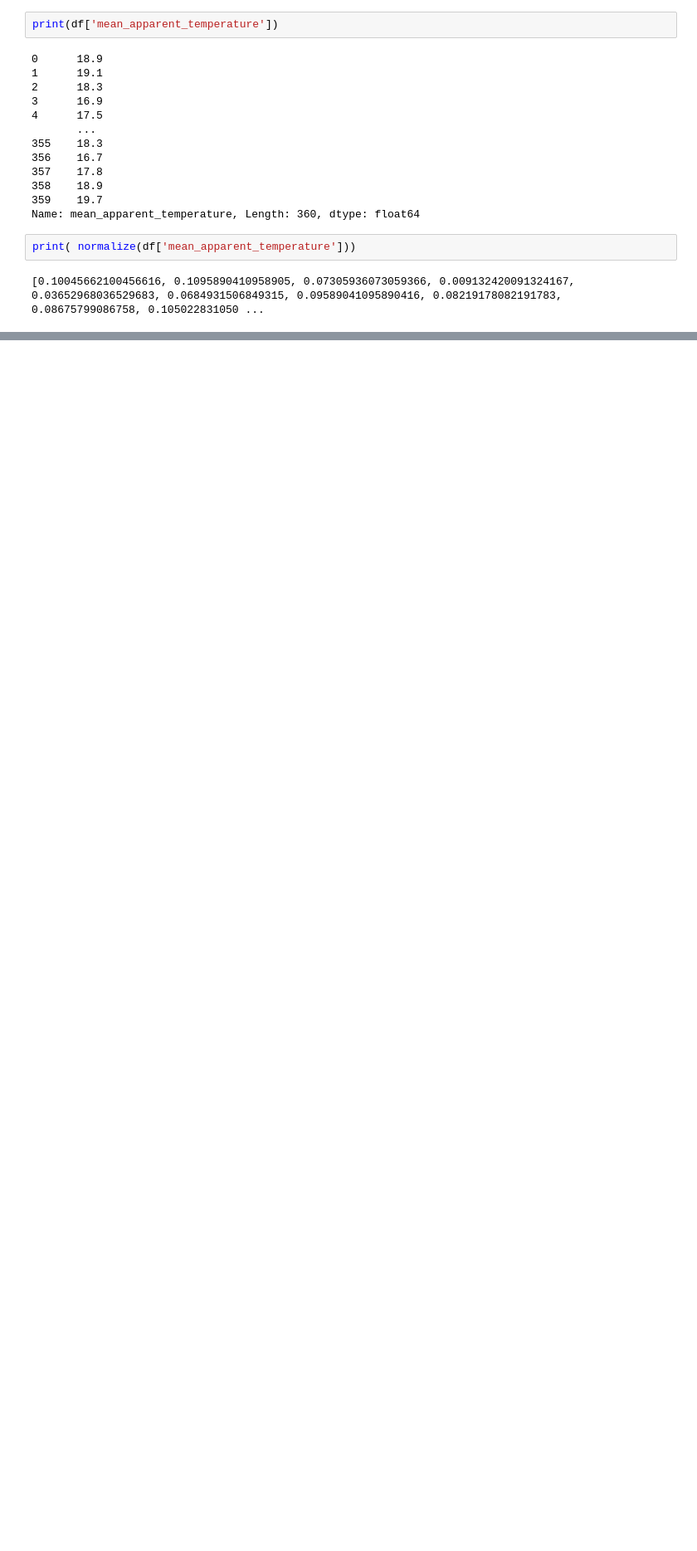
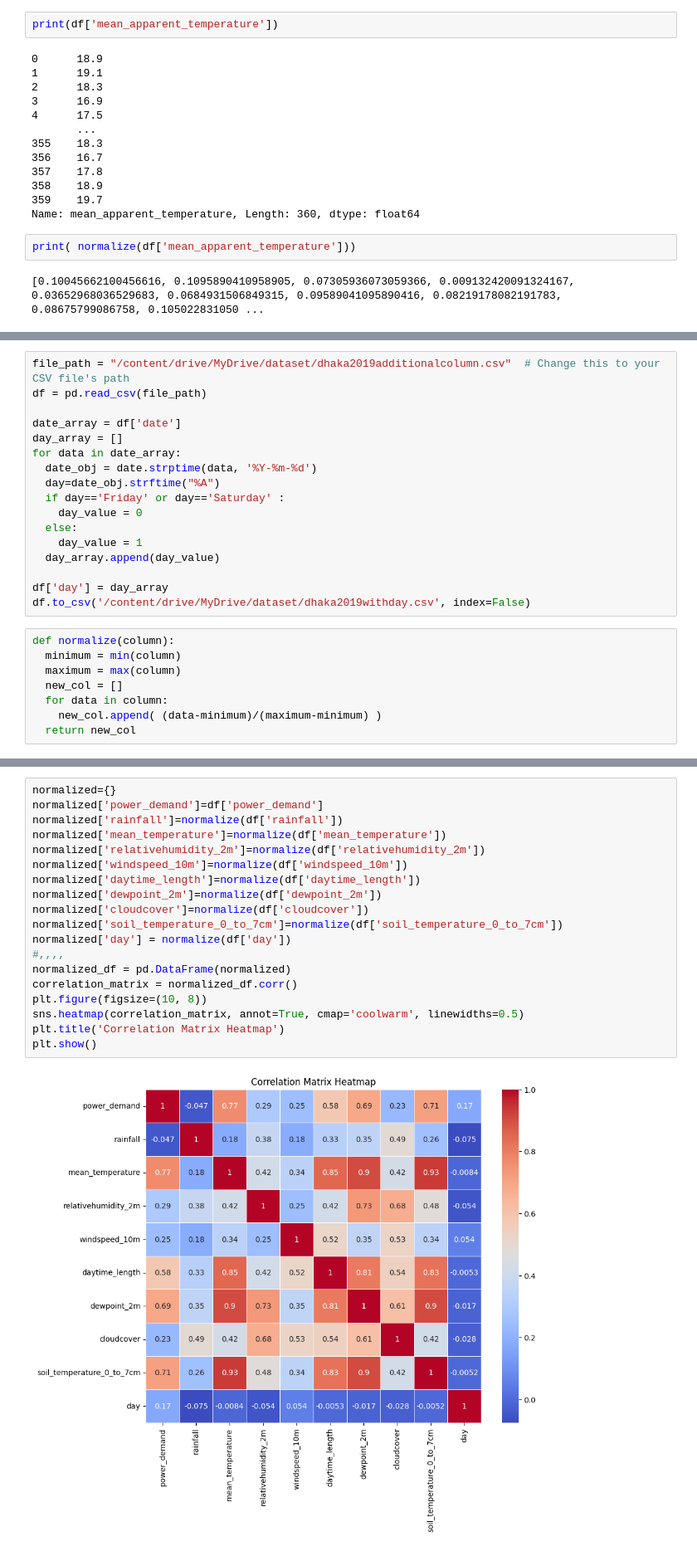
Before and after one commit to FM-Man/Power-Consumpsion-Prediction-With-Weather-Data, a Jupyter notebook: Linear_Regression_normalized.ipynb, the cells around one changed output, grey strips where cells are left out. Shown at 83% size. Drawn from its saved outputs; the diff is of its cells as text; blank space fills up the shorter version.

Commit message:
rainfall is important afgterall

```diff
--- a/Linear_Regression_normalized.ipynb
+++ b/Linear_Regression_normalized.ipynb
@@ -279,0 +426,25 @@ Notes:
+# %%
+file_path = "/content/drive/MyDrive/dataset/dhaka2019additionalcolumn.csv"  # Change this to your CSV file's path
+df = pd.read_csv(file_path)
+
+date_array = df['date']
+day_array = []
+for data in date_array:
+  date_obj = date.strptime(data, '%Y-%m-%d')
+  day=date_obj.strftime("%A")
+  if day=='Friday' or day=='Saturday' :
+    day_value = 0
+  else:
+    day_value = 1
+  day_array.append(day_value)
+
+df['day'] = day_array
+df.to_csv('/content/drive/MyDrive/dataset/dhaka2019withday.csv', index=False)
+# %%
+def normalize(column):
+  minimum = min(column)
+  maximum = max(column)
+  new_col = []
+  for data in column:
+    new_col.append( (data-minimum)/(maximum-minimum) )
+  return new_col
@@ -279,0 +453,21 @@ Notes:
+# %%
+normalized={}
+normalized['power_demand']=df['power_demand']
+normalized['rainfall']=normalize(df['rainfall'])
+normalized['mean_temperature']=normalize(df['mean_temperature'])
+normalized['relativehumidity_2m']=normalize(df['relativehumidity_2m'])
+normalized['windspeed_10m']=normalize(df['windspeed_10m'])
+normalized['daytime_length']=normalize(df['daytime_length'])
+normalized['dewpoint_2m']=normalize(df['dewpoint_2m'])
+normalized['cloudcover']=normalize(df['cloudcover'])
+normalized['soil_temperature_0_to_7cm']=normalize(df['soil_temperature_0_to_7cm'])
+normalized['day'] = normalize(df['day'])
+#,,,,
+normalized_df = pd.DataFrame(normalized)
+correlation_matrix = normalized_df.corr()
+plt.figure(figsize=(10, 8))
+sns.heatmap(correlation_matrix, annot=True, cmap='coolwarm', linewidths=0.5)
+plt.title('Correlation Matrix Heatmap')
+plt.show()
+# %% [output]
+[figure, added]
```
Also changed, not shown: parts of 26 cells of this notebook.
